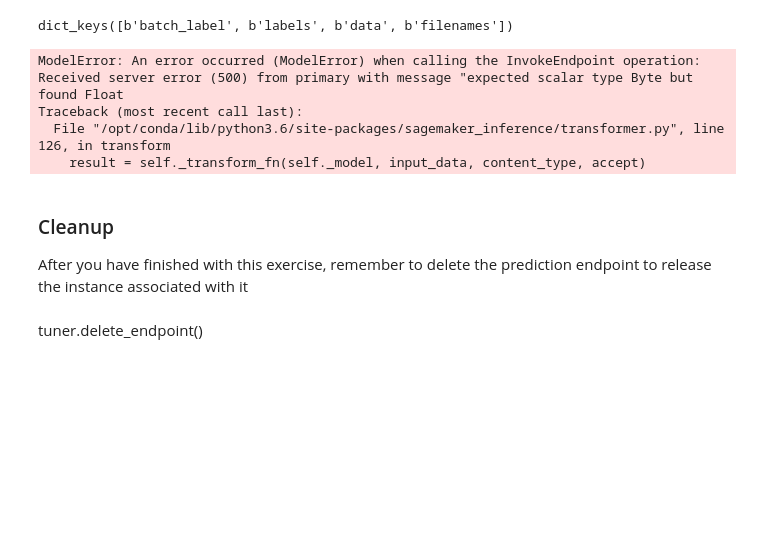
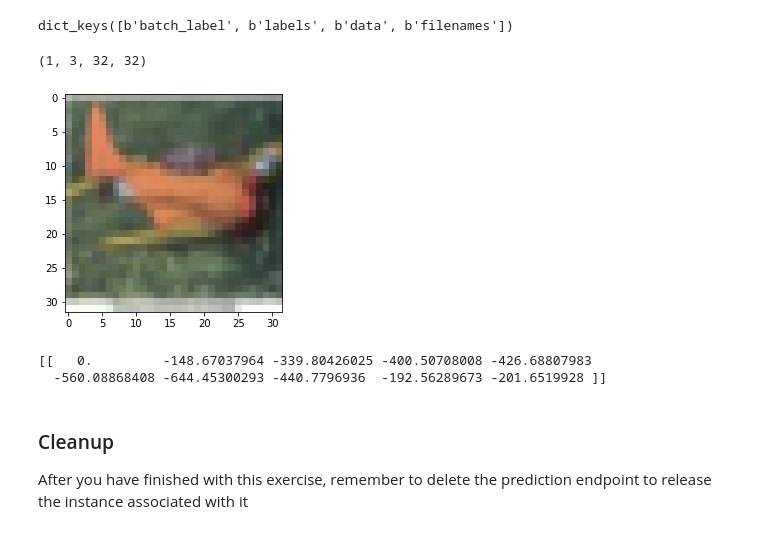
Before and after one commit to safiamc/udacity-deep-learning, a Jupyter notebook: hpo_deploy.ipynb, the cells around one changed output. Saved outputs shown, nothing was run; the diff lists cells and outputs as text; code cells hidden in the pictures; blank space fills up the shorter version.

```diff
--- a/hpo_deploy.ipynb
+++ b/hpo_deploy.ipynb
@@ -137,7 +137,7 @@ import random
 import os
 import torch
 
-file = 'data/cifar-10-batches-py/data_batch_1'
+file = 'data/cifar-10-batches-py/data_batch_3'
 def unpickle(file):
     import pickle
     with open(file, 'rb') as fo:
@@ -149,18 +149,31 @@ data.keys()
 # %% [output]
 dict_keys([b'batch_label', b'labels', b'data', b'filenames'])
 # %%
-data=np.reshape(data[b'data'][0], (3, 32, 32))
+img=np.reshape(data[b'data'][2], (1, 3, 32, 32))
+# %%
+type(img)
+img.shape
+# %% [output]
+(1, 3, 32, 32)
+# %%
+row=data[b'data'][2]
+test_image = np.dstack((
+    row[0:1024].reshape(32,32),
+    row[1024:2048].reshape(32,32),
+    row[2048:].reshape(32,32)
+))
+
+import matplotlib.pyplot as plt
+plt.imshow(test_image);
+# %% [output]
+[figure, added]
 # %%
-response = predictor.predict(data) # TODO: Query the endpoint
+response = predictor.predict(img) # TODO: Query the endpoint
 print(response)
 # %% [output]
-ModelError: An error occurred (ModelError) when calling the InvokeEndpoint operation: Received server error (500) from primary with message "expected scalar type Byte but found Float
-Traceback (most recent call last):
-  File "/opt/conda/lib/python3.6/site-packages/sagemaker_inference/transformer.py", line 126, in transform
-    result = self._transform_fn(self._model, input_data, content_type, accept)
+[[   0.         -148.67037964 -339.80426025 -400.50708008 -426.68807983
+  -560.08868408 -644.45300293 -440.7796936  -192.56289673 -201.6519928 ]]
 # %% [markdown]
 ### Cleanup
 
 After you have finished with this exercise, remember to delete the prediction endpoint to release the instance associated with it
-# %% [markdown]
-tuner.delete_endpoint()
```
Also changed, not shown: parts of 1 cell of this notebook, 1 other file.
